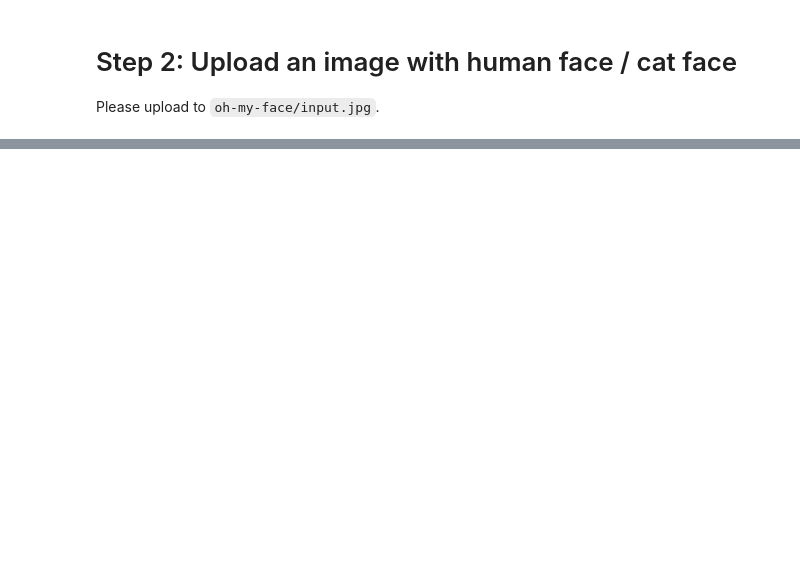
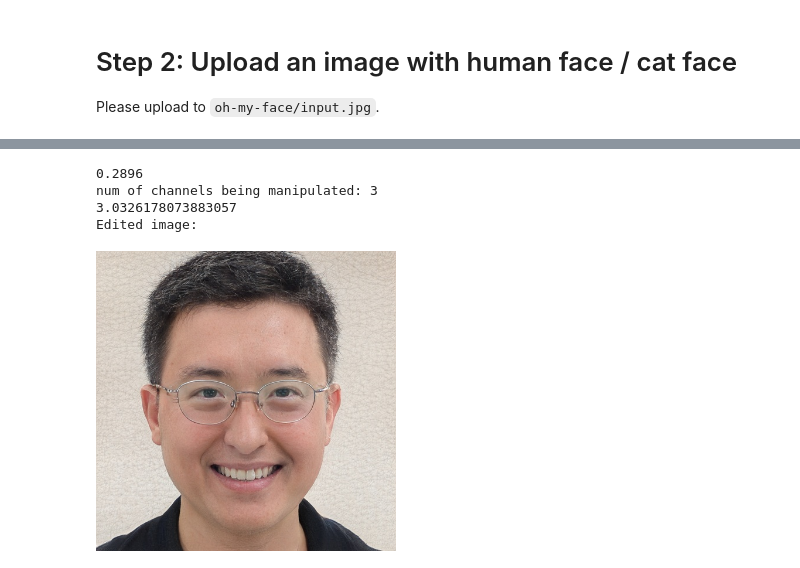
Before and after one commit to P2Oileen/oh-my-face, a Jupyter notebook: oh-my-face.ipynb, the cells around one changed output, grey strips where cells are left out. Cells and saved outputs as stored; diff of their text form; code cells hidden in the pictures; blank space fills up the shorter version.

```diff
--- a/oh-my-face.ipynb
+++ b/oh-my-face.ipynb
@@ -150,0 +139,32 @@ Thu Dec  9 10:29:21 2021
+# %%
+#@title Edit latent code via StyleCLIP
+#@markdown This process may take serveral minutes for the first run.
+
+%reload_ext autoreload
+%autoreload 2
+from global_singleimg_infer import global_transfer
+import numpy as np
+import torch
+import cv2
+import sys
+os.chdir('/content/oh-my-face/src')
+sys.path.append("./global_directions")
+sys.path.append("src")
+
+latent = torch.load("../tmp_latent.pt")
+neutral = 'face' #@param {type:"string"}
+target = 'face with smile' #@param {type:"string"}
+beta = 0.21 #@param {type:"slider", min:0.08, max:0.3, step:0.01}
+alpha = 4.7 #@param {type:"slider", min:-10, max:10, step:0.1}
+
+result = global_transfer(latent.cpu().detach().numpy(), neutral = neutral, target = target, beta = beta, alpha = alpha)
+cv2.imwrite("../output.jpg",result[:,:,::-1])
+
+print("Edited image:")
+Image(filename = "../output.jpg", width=300, height=300)
+# %% [output]
+0.2896
+num of channels being manipulated: 3
+3.0326178073883057
+Edited image:
+[figure, added]
```
Also changed, not shown: parts of 9 cells of this notebook.
